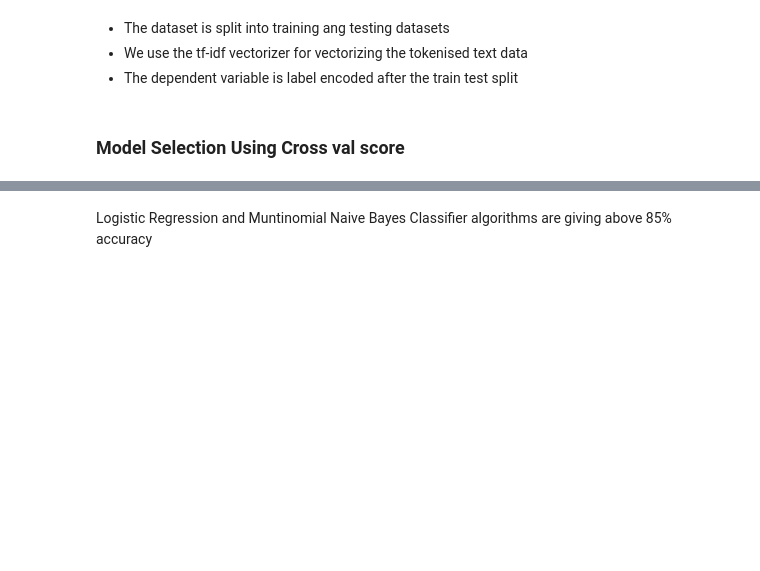
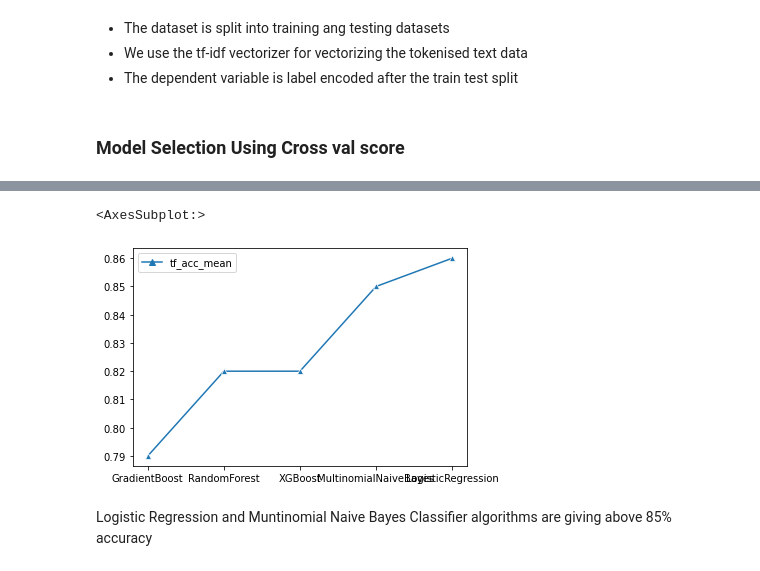
Before and after one commit to Thamannahafeez/Imdb_Review_Sentimentanalysis, a Jupyter notebook: IMdB Sentiment analysis.ipynb, the cells around one changed output, grey strips where cells are left out. Saved outputs shown, nothing was run; the diff lists cells and outputs as text; code cells hidden in the pictures; blank space fills up the shorter version.

Commit message:
jupyter notebook
sentimental analysis using BOW and cross_val_score

```diff
--- a/IMdB Sentiment analysis.ipynb
+++ b/IMdB Sentiment analysis.ipynb
@@ -113,7 +115,14 @@ df.sentiment = df.sentiment.map(reviewDict)
 # %%
 lemmatizer = WordNetLemmatizer()
 
+# User defined function for tokenising and cleaning the text
 def TokenizeandClean (review):
+    '''
+    The function returns the cleaned and lemmatized tokens of the text passed as argument.
+    All the unncessary words are removed using the stopwords.
+    arg : text to be cleaned.
+    returns: cleaned text.
+    '''
     review = re.sub('[^a-zA-Z]',' ',review)
     review = review.lower()
     review = word_tokenize(review)
@@ -191,14 +230,11 @@ def model_build(xtrain,ytrain,xtest,ytest,finalmodel):
 # %%
 # model selection with datasets that are vectorized using CountVectorizer
 
-#acc_mean_cv , acc_std_cv = model_select(x_traincv,y_train)
+#acc_mean_cv = model_select(x_traincv,y_train)
 #model_select_df = pd.DataFrame(acc_mean_cv,index = list(models.keys()),columns = ['cv_acc_mean'])
-#model_select_df['cv_acc_std'] = acc_std_cv
+
 
 # model selection with datasets that are vectorized using TF IDF vectorizer
 
-acc_mean_tf , acc_std_tf = model_select(x_traintf,y_train)
+acc_mean_tf = model_select(x_traintf,y_train)
 model_select_df = pd.DataFrame(acc_mean_tf,index = list(models.keys()),columns = ['tf_acc_mean'])
-#model_select_df['tf_acc_std'] = acc_std_tf
-
-model_select_df
@@ -231,0 +241,3 @@ model_select_df.plot()
+# %%
+model_select_df = model_select_df.sort_values(by='tf_acc_mean')
+model_select_df
@@ -232,3 +251,9 @@ model_select_df.plot()
+# %%
+
+sns.lineplot(data = model_select_df,markers = '^')
+# %% [output]
+<AxesSubplot:>
+[figure, added]
 # %% [markdown]
 Logistic Regression and Muntinomial Naive Bayes Classifier algorithms are giving above 85% accuracy
 # %%
```
Also changed, not shown: parts of 9 cells of this notebook.
